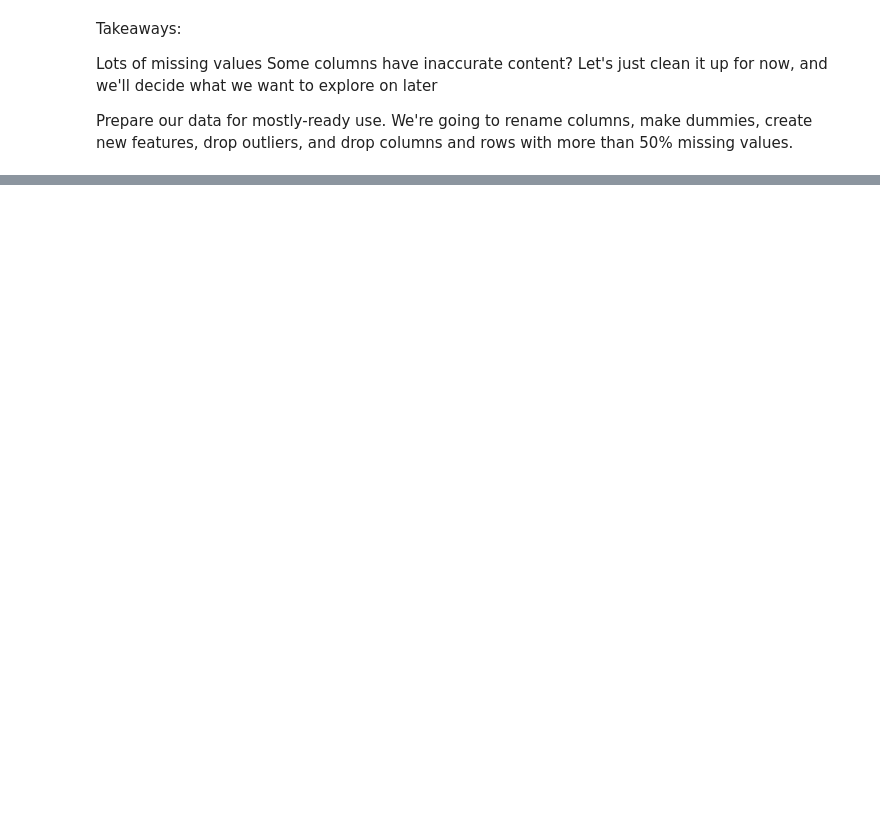
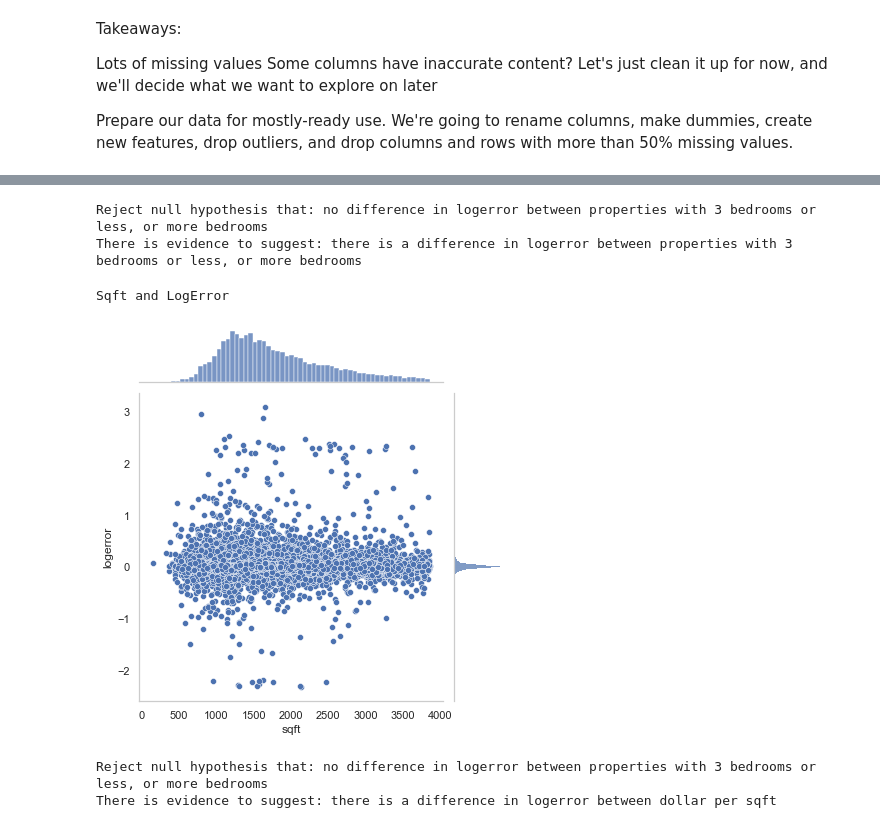
Before and after one commit to Olivert75/clustering_project, a Jupyter notebook: first_workbook.ipynb, the cells around one changed output, grey strips where cells are left out. Drawn from its saved outputs; the diff is of its cells as text; code cells hidden in the pictures; blank space fills up the shorter version.

```diff
--- a/first_workbook.ipynb
+++ b/first_workbook.ipynb
@@ -71,0 +274,40 @@ Prepare our data for mostly-ready use. We're going to rename columns, make dummi
+# %%
+null_hypothesis = "no difference in logerror between properties with 3 bedrooms or less, or more bedrooms"
+alternative_hypothesis = "there is a difference in logerror between properties with 3 bedrooms or less, or more bedrooms"
+a = 0.05 #a for alpha
+
+three_or_less_beds=train[train.beds<=3].logerror
+more_than_three_beds = train[train.beds>3].logerror
+t, p = stats.ttest_ind(three_or_less_beds, more_than_three_beds)
+
+if p < a:
+    print(f'Reject null hypothesis that: {null_hypothesis}')
+    print (f'There is evidence to suggest: {alternative_hypothesis}')
+else:
+    print(f'Fail to reject null hypothesis that: {null_hypothesis} There is not sufficient evidence to reject it.')
+# %% [output]
+Reject null hypothesis that: no difference in logerror between properties with 3 bedrooms or less, or more bedrooms
+There is evidence to suggest: there is a difference in logerror between properties with 3 bedrooms or less, or more bedrooms
+# %%
+print('Sqft and LogError')
+sns.jointplot(x='sqft', y='logerror', data=train)
+plt.xlabel('Sqft')
+plt.ylabel('Log Error')
+plt.show()
+# %% [output]
+Sqft and LogError
+[figure, added]
+# %%
+alternative_hypothesis = "there is a difference in logerror between dollar per sqft"
+a = 0.05 #a for alpha
+
+corr, p = stats.pearsonr(train.structure_dollar_per_sqft,train.logerror)
+
+if p < a:
+    print(f'Reject null hypothesis that: {null_hypothesis}')
+    print (f'There is evidence to suggest: {alternative_hypothesis}')
+else:
+    print(f'Fail to reject null hypothesis that: {null_hypothesis} There is not sufficient evidence to reject it.')
+# %% [output]
+Reject null hypothesis that: no difference in logerror between properties with 3 bedrooms or less, or more bedrooms
+There is evidence to suggest: there is a difference in logerror between dollar per sqft
```
Also changed, not shown: parts of 53 cells of this notebook.
